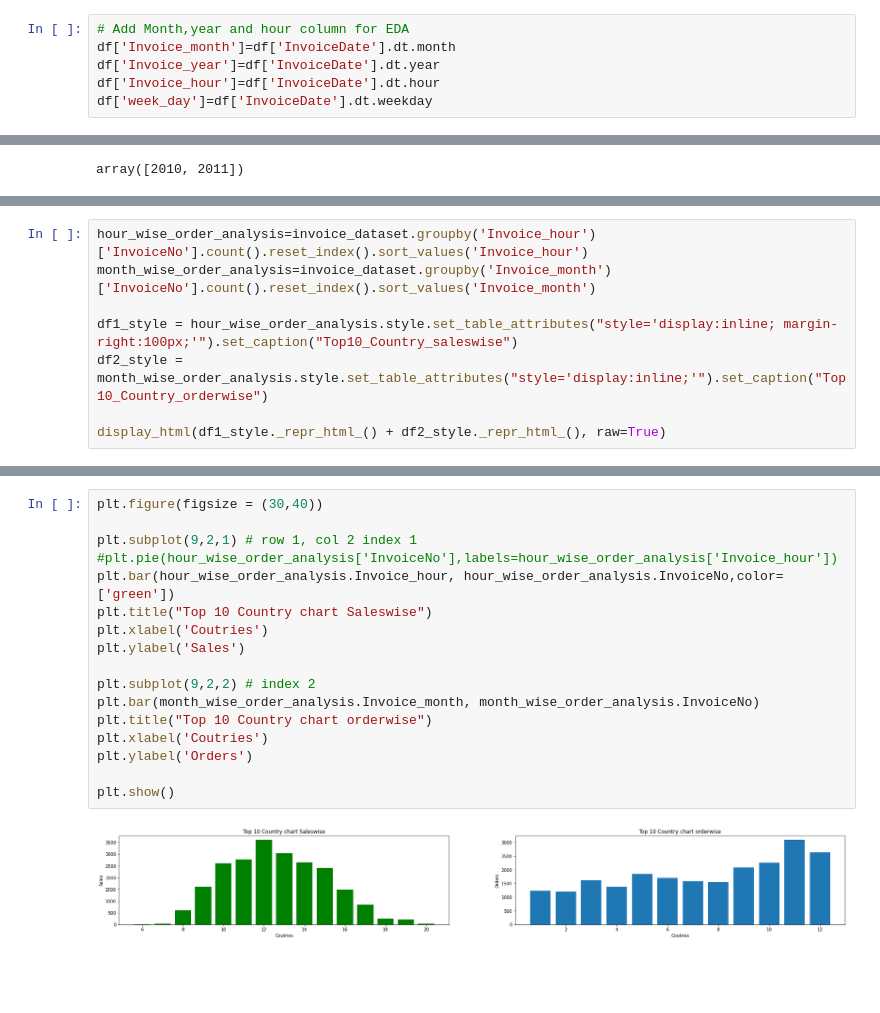
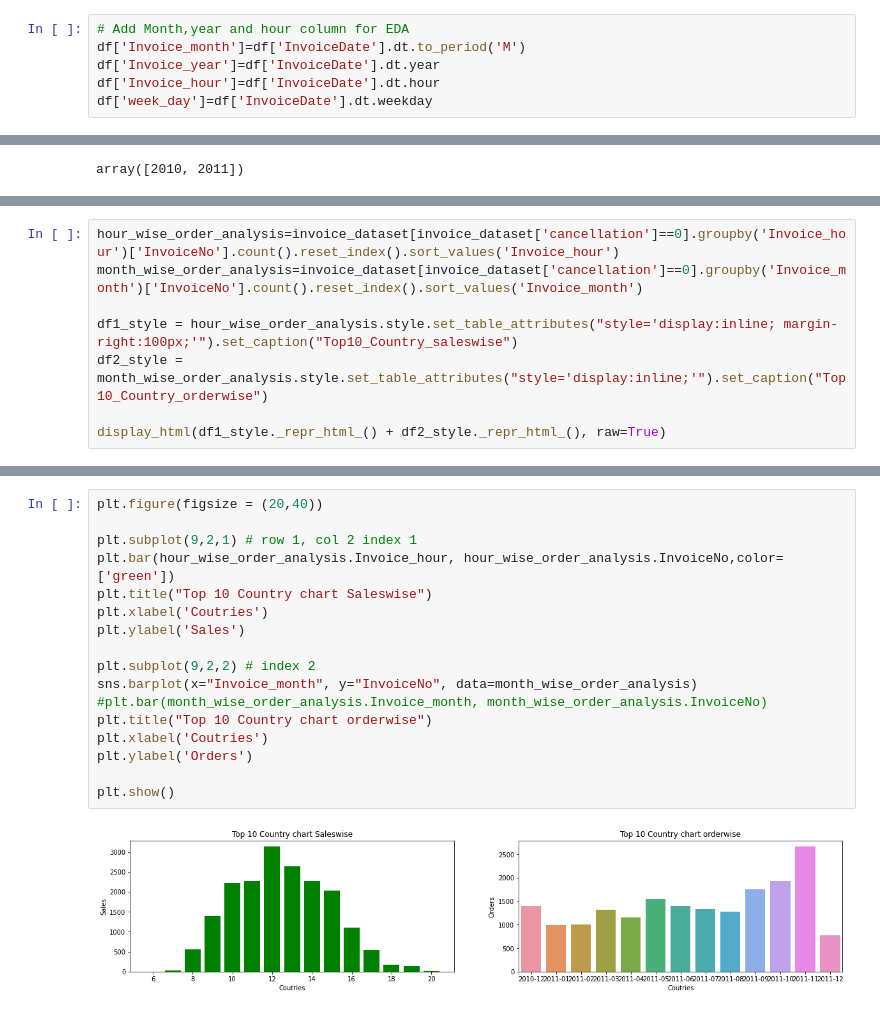
Before and after one commit to solankinitin1210/Capstone-Online-Retail-Customer-Segmentation, a Jupyter notebook: Online_Retail_Customer_Segmentation_Capstone_Project.ipynb, the cells around one changed output, grey strips where cells are left out. Cells and saved outputs as stored; diff of their text form; blank space fills up the shorter version.

```diff
--- a/Online_Retail_Customer_Segmentation_Capstone_Project.ipynb
+++ b/Online_Retail_Customer_Segmentation_Capstone_Project.ipynb
@@ -148,7 +192,7 @@ df[df['cancellation']==1]['InvoiceNo'].nunique()
 df["Total_sales"] = df["UnitPrice"]*df["Quantity"]
 # %%
 # Add Month,year and hour column for EDA
-df['Invoice_month']=df['InvoiceDate'].dt.month
+df['Invoice_month']=df['InvoiceDate'].dt.to_period('M')
 df['Invoice_year']=df['InvoiceDate'].dt.year
 df['Invoice_hour']=df['InvoiceDate'].dt.hour
 df['week_day']=df['InvoiceDate'].dt.weekday
@@ -267,6 +325,6 @@ plt.show()
 # %%
-hour_wise_order_analysis=invoice_dataset.groupby('Invoice_hour')['InvoiceNo'].count().reset_index().sort_values('Invoice_hour')
-month_wise_order_analysis=invoice_dataset.groupby('Invoice_month')['InvoiceNo'].count().reset_index().sort_values('Invoice_month')
+hour_wise_order_analysis=invoice_dataset[invoice_dataset['cancellation']==0].groupby('Invoice_hour')['InvoiceNo'].count().reset_index().sort_values('Invoice_hour')
+month_wise_order_analysis=invoice_dataset[invoice_dataset['cancellation']==0].groupby('Invoice_month')['InvoiceNo'].count().reset_index().sort_values('Invoice_month')
 
 df1_style = hour_wise_order_analysis.style.set_table_attributes("style='display:inline; margin-right:100px;'").set_caption("Top10_Country_saleswise")
 df2_style = month_wise_order_analysis.style.set_table_attributes("style='display:inline;'").set_caption("Top10_Country_orderwise")
@@ -307,22 +406,22 @@ Top10_Country_orderwise
 # %%
-plt.figure(figsize = (30,40))
+plt.figure(figsize = (20,40))
 
 plt.subplot(9,2,1) # row 1, col 2 index 1
-#plt.pie(hour_wise_order_analysis['InvoiceNo'],labels=hour_wise_order_analysis['Invoice_hour'])
 plt.bar(hour_wise_order_analysis.Invoice_hour, hour_wise_order_analysis.InvoiceNo,color=['green'])
 plt.title("Top 10 Country chart Saleswise")
 plt.xlabel('Coutries')
 plt.ylabel('Sales')
 
 plt.subplot(9,2,2) # index 2
-plt.bar(month_wise_order_analysis.Invoice_month, month_wise_order_analysis.InvoiceNo)
+sns.barplot(x="Invoice_month", y="InvoiceNo", data=month_wise_order_analysis)
+#plt.bar(month_wise_order_analysis.Invoice_month, month_wise_order_analysis.InvoiceNo)
 plt.title("Top 10 Country chart orderwise")
 plt.xlabel('Coutries')
 plt.ylabel('Orders')
 
 plt.show()
 # %% [output]
-[figure, old version]
+[figure, new version]
 # %%
 invoice_dataset.groupby(['Invoice_month','week_day'])['InvoiceNo'].count().unstack()
 # %% [output]
```
Also changed, not shown: parts of 55 cells of this notebook.
